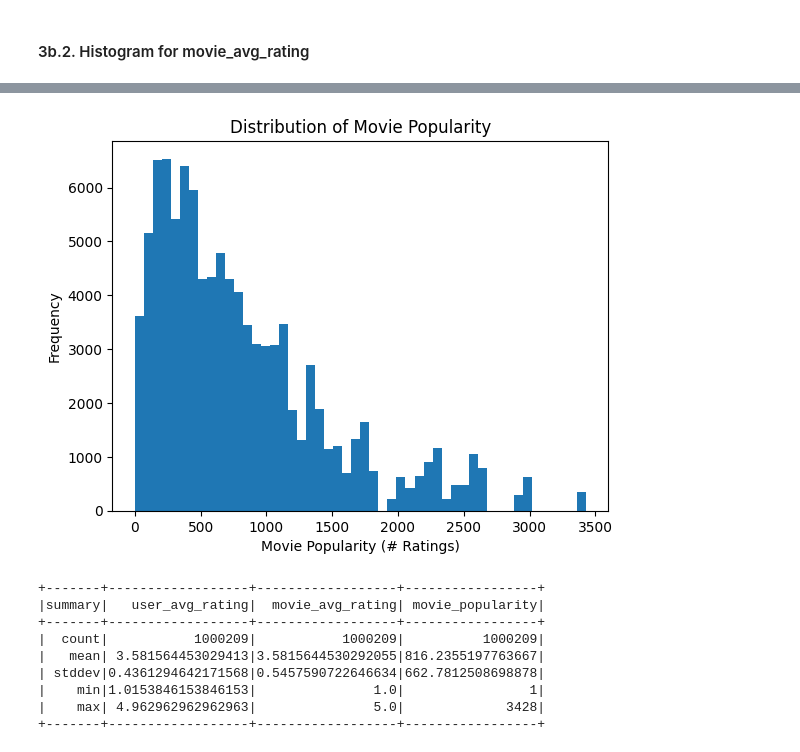
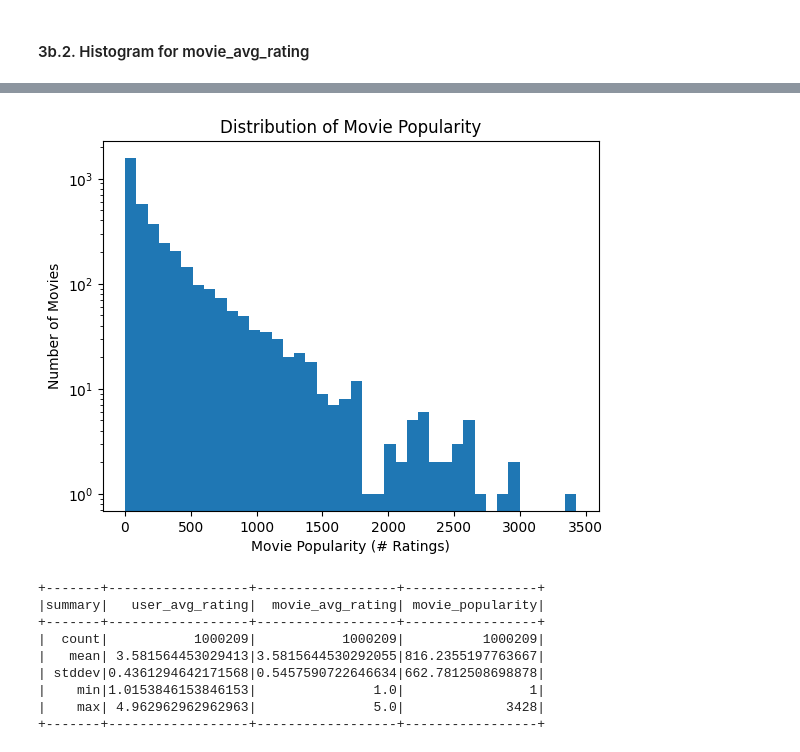
Before and after one commit to RutvikNK/cs570_movie-lens_group2, a Jupyter notebook: SP26 CS570 Project-1.ipynb, the cells around one changed output, grey strips where cells are left out. Saved outputs shown, nothing was run; the diff lists cells and outputs as text; code cells hidden in the pictures.

```diff
--- a/SP26 CS570 Project-1.ipynb
+++ b/SP26 CS570 Project-1.ipynb
@@ -1075,13 +1066,18 @@ plt.show()
 # %%
-movie_pop_pd = df_joined.select("movie_popularity").sample(0.1).toPandas()
+movie_pop_pd = df_joined.select("MovieID","movie_popularity") \
+                 .dropDuplicates(["MovieID"]) \
+                 .toPandas()
 
-plt.hist(movie_pop_pd["movie_popularity"], bins=50)
+plt.hist(movie_pop_pd["movie_popularity"], bins=40)
+plt.yscale("log")
+
 plt.xlabel("Movie Popularity (# Ratings)")
-plt.ylabel("Frequency")
+plt.ylabel("Number of Movies")
 plt.title("Distribution of Movie Popularity")
+plt.savefig("movie_popularity_histograms.png")
 plt.show()
 # %% [output]
-[figure, old version]
+[figure, new version]
 # %%
 df_joined.select(
     "user_avg_rating",
```
Also changed, not shown: parts of 58 cells of this notebook, 1 other file.
